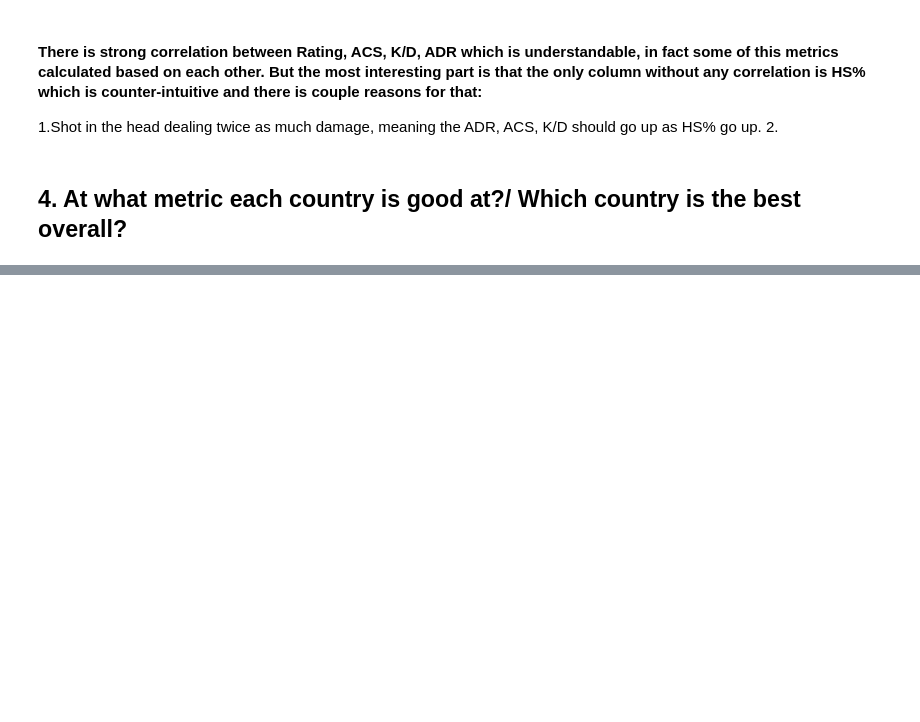
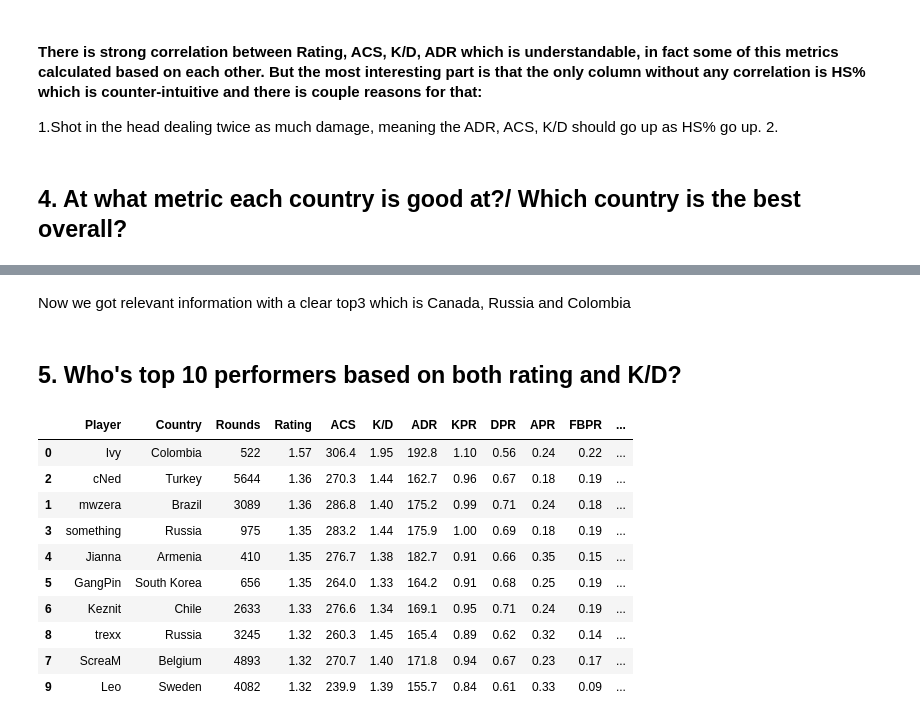
Before and after one commit to NickChirgin/valorant_data_analysis, a Jupyter notebook: analysis.ipynb, the cells around one changed output, grey strips where cells are left out. Drawn from its saved outputs; the diff is of its cells as text; code cells hidden in the pictures; blank space fills up the shorter version.

```diff
--- a/analysis.ipynb
+++ b/analysis.ipynb
@@ -168,0 +287,18 @@ Surpisingly enough country that has top metrics is Serbia.
+# %% [markdown]
+Now we got relevant information with a clear top3 which is Canada, Russia and Colombia
+# %% [markdown]
+## 5. Who's top 10 performers based on both rating and K/D?
+# %%
+df.sort_values(by=['Rating', 'K/D'], ascending=False).head(10)
+# %% [output]
+|  | Player | Country | Rounds | Rating | ACS | K/D | ADR | KPR | DPR | APR | FBPR | ... |
+| 0 | Ivy | Colombia | 522 | 1.57 | 306.4 | 1.95 | 192.8 | 1.10 | 0.56 | 0.24 | 0.22 | ... |
+| 2 | cNed | Turkey | 5644 | 1.36 | 270.3 | 1.44 | 162.7 | 0.96 | 0.67 | 0.18 | 0.19 | ... |
+| 1 | mwzera | Brazil | 3089 | 1.36 | 286.8 | 1.40 | 175.2 | 0.99 | 0.71 | 0.24 | 0.18 | ... |
+| 3 | something | Russia | 975 | 1.35 | 283.2 | 1.44 | 175.9 | 1.00 | 0.69 | 0.18 | 0.19 | ... |
+| 4 | Jianna | Armenia | 410 | 1.35 | 276.7 | 1.38 | 182.7 | 0.91 | 0.66 | 0.35 | 0.15 | ... |
+| 5 | GangPin | South Korea | 656 | 1.35 | 264.0 | 1.33 | 164.2 | 0.91 | 0.68 | 0.25 | 0.19 | ... |
+| 6 | Keznit | Chile | 2633 | 1.33 | 276.6 | 1.34 | 169.1 | 0.95 | 0.71 | 0.24 | 0.19 | ... |
+| 8 | trexx | Russia | 3245 | 1.32 | 260.3 | 1.45 | 165.4 | 0.89 | 0.62 | 0.32 | 0.14 | ... |
+| 7 | ScreaM | Belgium | 4893 | 1.32 | 270.7 | 1.40 | 171.8 | 0.94 | 0.67 | 0.23 | 0.17 | ... |
+| 9 | Leo | Sweden | 4082 | 1.32 | 239.9 | 1.39 | 155.7 | 0.84 | 0.61 | 0.33 | 0.09 | ... |
```
Also changed, not shown: parts of 19 cells of this notebook.
